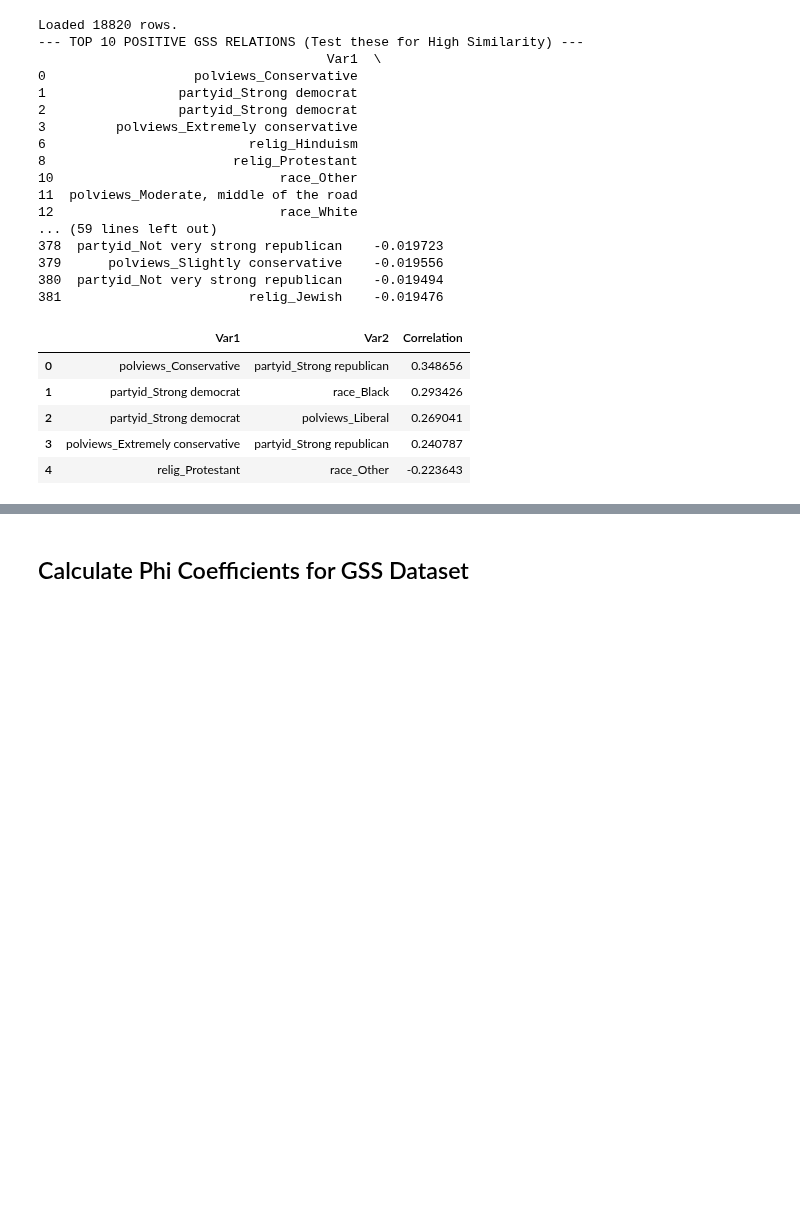
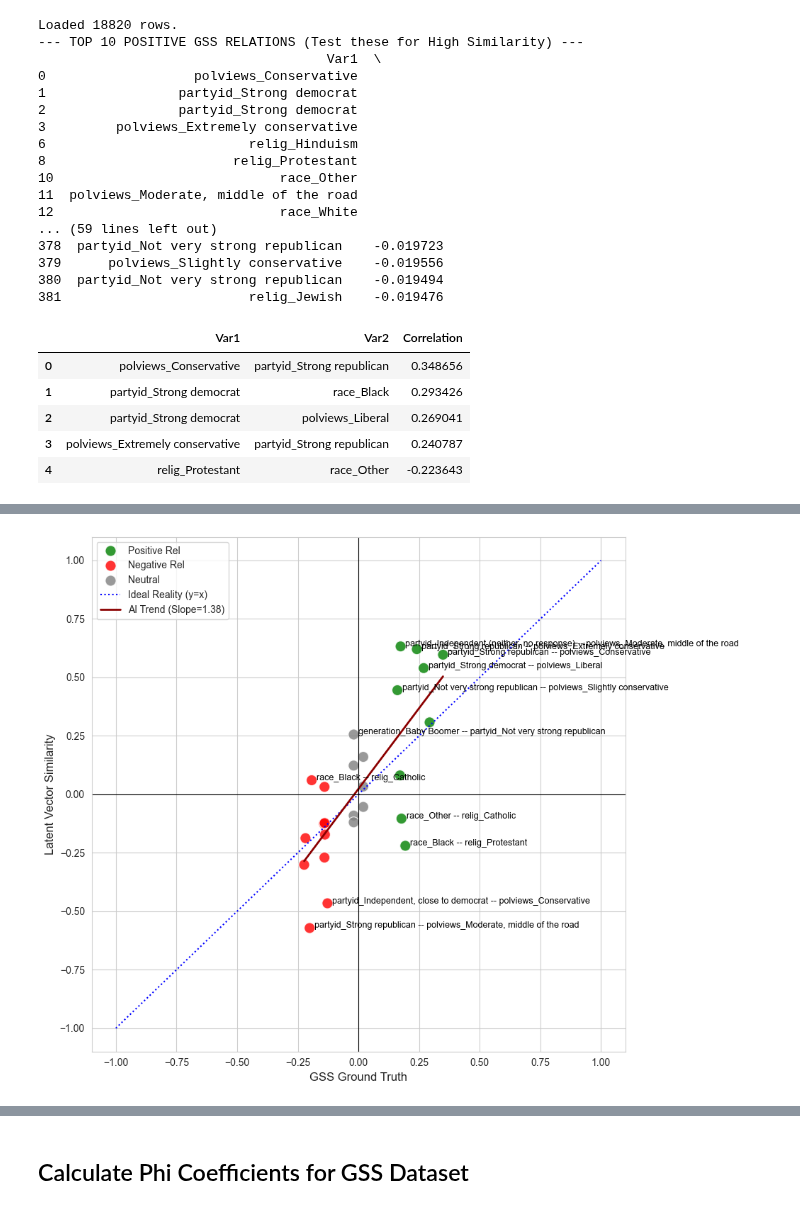
Before and after one commit to yilmajung/belief_and_llms_v0, a Jupyter notebook: 0_curate_GSS.ipynb, the cells around one changed output, grey strips where cells are left out. Cells and saved outputs as stored; diff of their text form; code cells hidden in the pictures; blank space fills up the shorter version.

Commit message:
add visualization

```diff
--- a/0_curate_GSS.ipynb
+++ b/0_curate_GSS.ipynb
@@ -244,7 +248,7 @@ len(extraction_datasets)
 # %% [output]
 33
 # %%
-target_key = "PartyID_Republican"
+target_key = "Race_Black person"
 if target_key in extraction_datasets:
     print(f"--- Prompts generated for '{target_key}' ---")
     for i, (pos, neg) in enumerate(extraction_datasets[target_key]):
@@ -408,3 +412,6 @@ all_pairs.head()
 | 2 | partyid_Strong democrat | polviews_Liberal | 0.269041 |
 | 3 | polviews_Extremely conservative | partyid_Strong republican | 0.240787 |
 | 4 | relig_Protestant | race_Other | -0.223643 |
+# %%
+# Load LLM similarity results obtained from Colab (1_extract_persona_vectors.ipynb)
+df_llm_pairs = pd.read_csv("data/demo_vectors_similarity_results.csv")
@@ -410,0 +524,58 @@ all_pairs.head()
+# %%
+# 5. GENERATE THE PLOT
+plt.figure(figsize=(10, 8))
+sns.set_style("whitegrid")
+
+# Define categories for coloring (Optional: Positive/Negative/Neutral)
+conditions = [
+    (df_final['GSS_Correlation'] > 0.1),
+    (df_final['GSS_Correlation'] < -0.1)
+]
+choices = ['Positive Rel', 'Negative Rel']
+df_final['Type'] = np.select(conditions, choices, default='Neutral')
+
+# 1. Scatter Plot
+sns.scatterplot(
+    data=df_final,
+    x='GSS_Correlation',
+    y='LLM_Similarity',
+    hue='Type',
+    palette={'Positive Rel': 'green', 'Negative Rel': 'red', 'Neutral': 'gray'},
+    s=120, alpha=0.8
+)
+
+# 2. Perfect Alignment Line (y=x) - Blue Dotted
+plt.plot([-1, 1], [-1, 1], color='blue', linestyle=':', label='Ideal Reality (y=x)')
+
+# 3. Actual Regression Line - Red Solid
+if len(df_final) > 2:
+    x_range = np.array([df_final['GSS_Correlation'].min(), df_final['GSS_Correlation'].max()])
+    y_pred = intercept + slope * x_range
+    plt.plot(x_range, y_pred, color='darkred', linewidth=2, label=f'AI Trend (Slope={slope:.2f})')
+
+# 4. Labels for outliers
+for i in range(len(df_final)):
+    # Only label points where there is a significant discrepancy or high correlation
+    x_val = df_final['GSS_Correlation'].iloc[i]
+    y_val = df_final['LLM_Similarity'].iloc[i]
+    label = df_final['pair_id'].iloc[i]
+
+    # Logic: Label if correlation is strong OR error is large
+    if abs(x_val) > 0.3 or abs(x_val - y_val) > 0.2:
+        # shorten label: "race_Black -- partyid_Rep" -> "Black-Rep"
+        short_label = label.replace("race_", "").replace("partyid_", "").replace("Strong ", "")
+        plt.text(x_val + 0.02, y_val, label, fontsize=9, color='black')
+
+
+plt.xlabel("GSS Ground Truth", fontsize=12)
+plt.ylabel("Latent Vector Similarity", fontsize=12)
+plt.axhline(0, color='black', linewidth=0.8)
+plt.axvline(0, color='black', linewidth=0.8)
+plt.xlim(-1.1, 1.1)
+plt.ylim(-1.1, 1.1)
+plt.legend(loc='upper left')
+plt.tight_layout()
+
+plt.show()
+# %% [output]
+[figure, added]
```
Also changed, not shown: parts of 6 cells of this notebook, 2 other files.
